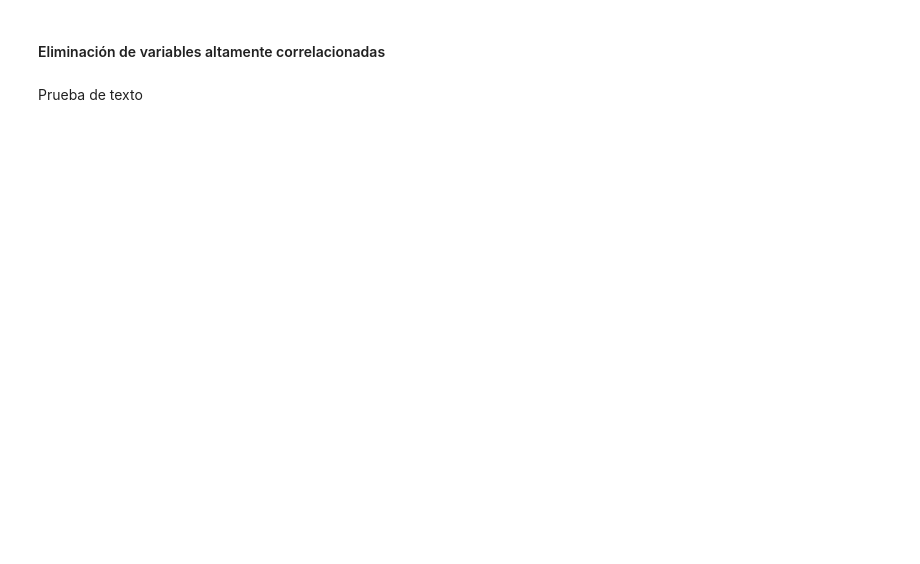
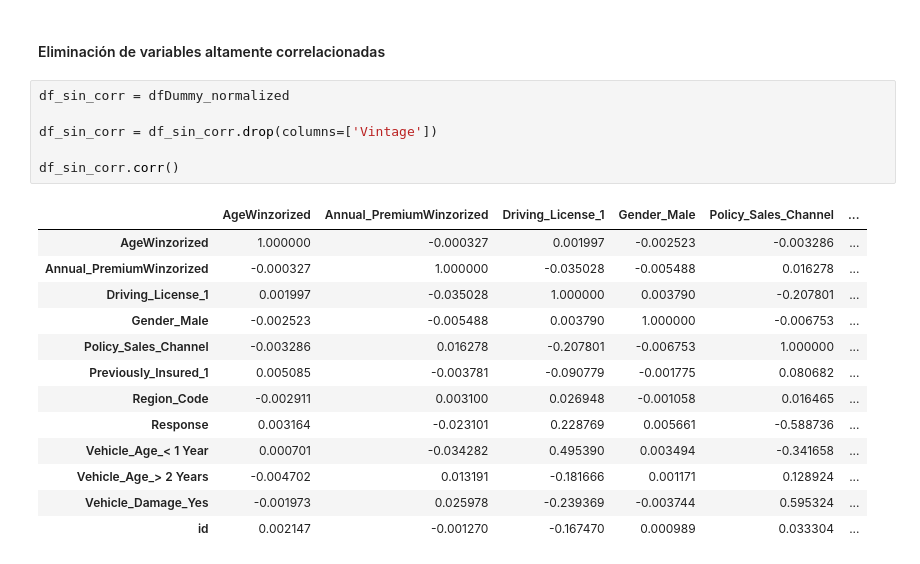
Before and after one commit to Ecaballero333/Obligatorio_ML, a Jupyter notebook: VallarinoIgnacio_CaballeroEduardo_Obligatorio_ML.ipynb, the cells around one changed output. Drawn from its saved outputs; the diff is of its cells as text; blank space fills up the shorter version.

```diff
--- a/VallarinoIgnacio_CaballeroEduardo_Obligatorio_ML.ipynb
+++ b/VallarinoIgnacio_CaballeroEduardo_Obligatorio_ML.ipynb
@@ -297,4 +344,22 @@ dfDummy_normalized
 # %% [markdown]
 ####	Eliminación de variables altamente correlacionadas
-# %% [markdown]
-Prueba de texto
+# %%
+df_sin_corr = dfDummy_normalized
+
+df_sin_corr = df_sin_corr.drop(columns=['Vintage'])
+
+df_sin_corr.corr()
+# %% [output]
+|  | AgeWinzorized | Annual_PremiumWinzorized | Driving_License_1 | Gender_Male | Policy_Sales_Channel | ... |
+| AgeWinzorized | 1.000000 | -0.000327 | 0.001997 | -0.002523 | -0.003286 | ... |
+| Annual_PremiumWinzorized | -0.000327 | 1.000000 | -0.035028 | -0.005488 | 0.016278 | ... |
+| Driving_License_1 | 0.001997 | -0.035028 | 1.000000 | 0.003790 | -0.207801 | ... |
+| Gender_Male | -0.002523 | -0.005488 | 0.003790 | 1.000000 | -0.006753 | ... |
+| Policy_Sales_Channel | -0.003286 | 0.016278 | -0.207801 | -0.006753 | 1.000000 | ... |
+| Previously_Insured_1 | 0.005085 | -0.003781 | -0.090779 | -0.001775 | 0.080682 | ... |
+| Region_Code | -0.002911 | 0.003100 | 0.026948 | -0.001058 | 0.016465 | ... |
+| Response | 0.003164 | -0.023101 | 0.228769 | 0.005661 | -0.588736 | ... |
+| Vehicle_Age_< 1 Year | 0.000701 | -0.034282 | 0.495390 | 0.003494 | -0.341658 | ... |
+| Vehicle_Age_> 2 Years | -0.004702 | 0.013191 | -0.181666 | 0.001171 | 0.128924 | ... |
+| Vehicle_Damage_Yes | -0.001973 | 0.025978 | -0.239369 | -0.003744 | 0.595324 | ... |
+| id | 0.002147 | -0.001270 | -0.167470 | 0.000989 | 0.033304 | ... |
```
Also changed, not shown: parts of 8 cells of this notebook.
